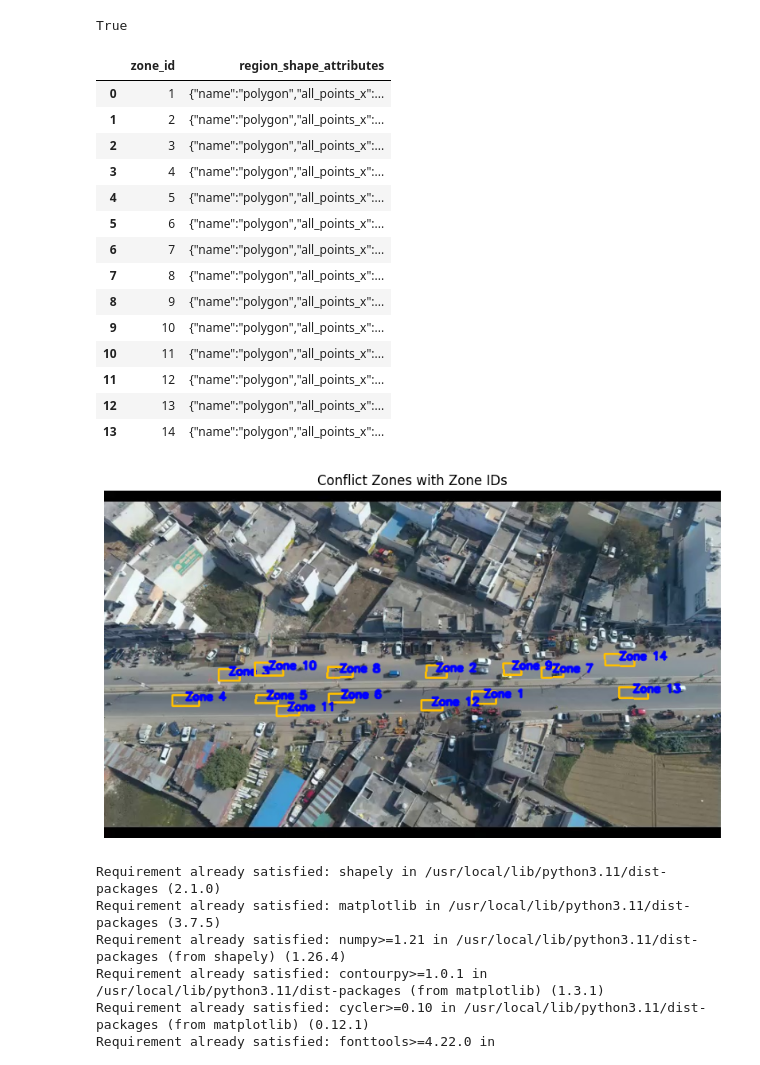
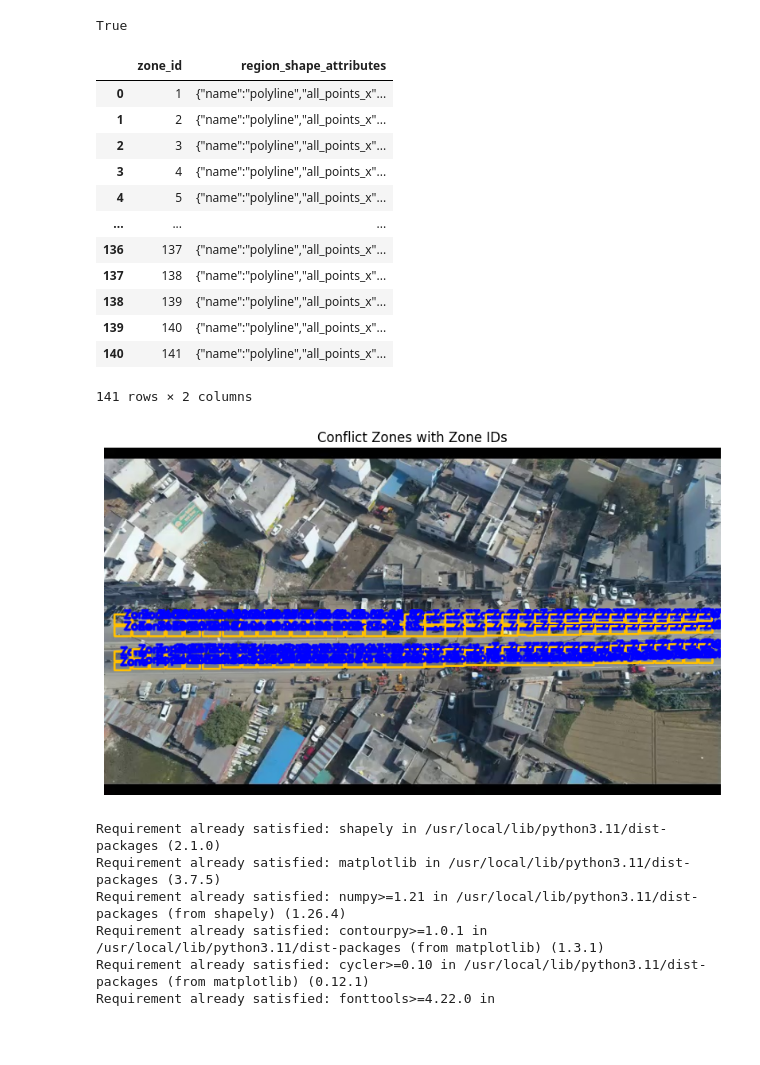
Before and after one commit to AGAMPANDEYY/vehicle_trajectory_prediction, a Jupyter notebook: PET.ipynb, the cells around one changed output. Drawn from its saved outputs; the diff is of its cells as text; code cells hidden in the pictures; blank space fills up the shorter version.

```diff
--- a/PET.ipynb
+++ b/PET.ipynb
@@ -59,24 +59,22 @@ cv2.imwrite("random_frame.jpg", frame)  # Save the frame
 # %% [output]
 True
 # %%
-zone_df = pd.read_csv(r'/kaggle/input/conflict-zone-annotated-polygons/via_project_25Apr2025_11h34m_csv.csv')
+zone_df = pd.read_csv(r'/kaggle/input/141-conflict-zone-annotated-polygons/141_conflict_zones_CEN300_PET.csv')
 zone_df
 # %% [output]
 |  | zone_id | region_shape_attributes |
-| 0 | 1 | {"name":"polygon","all_points_x":... |
-| 1 | 2 | {"name":"polygon","all_points_x":... |
-| 2 | 3 | {"name":"polygon","all_points_x":... |
-| 3 | 4 | {"name":"polygon","all_points_x":... |
-| 4 | 5 | {"name":"polygon","all_points_x":... |
-| 5 | 6 | {"name":"polygon","all_points_x":... |
-| 6 | 7 | {"name":"polygon","all_points_x":... |
-| 7 | 8 | {"name":"polygon","all_points_x":... |
-| 8 | 9 | {"name":"polygon","all_points_x":... |
-| 9 | 10 | {"name":"polygon","all_points_x":... |
-| 10 | 11 | {"name":"polygon","all_points_x":... |
-| 11 | 12 | {"name":"polygon","all_points_x":... |
-| 12 | 13 | {"name":"polygon","all_points_x":... |
-| 13 | 14 | {"name":"polygon","all_points_x":... |
+| 0 | 1 | {"name":"polyline","all_points_x"... |
+| 1 | 2 | {"name":"polyline","all_points_x"... |
+| 2 | 3 | {"name":"polyline","all_points_x"... |
+| 3 | 4 | {"name":"polyline","all_points_x"... |
+| 4 | 5 | {"name":"polyline","all_points_x"... |
+| ... | ... | ... |
+| 136 | 137 | {"name":"polyline","all_points_x"... |
+| 137 | 138 | {"name":"polyline","all_points_x"... |
+| 138 | 139 | {"name":"polyline","all_points_x"... |
+| 139 | 140 | {"name":"polyline","all_points_x"... |
+| 140 | 141 | {"name":"polyline","all_points_x"... |
+141 rows × 2 columns
 # %%
 import pandas as pd
 import numpy as np
@@ -124,7 +122,7 @@ plt.title("Conflict Zones with Zone IDs")
 plt.axis('off')
 plt.show()
 # %% [output]
-[figure, old version]
+[figure, new version]
 # %%
 !pip install shapely matplotlib  # Install required packages
 # %% [output]
```
Also changed, not shown: parts of 14 cells of this notebook.
